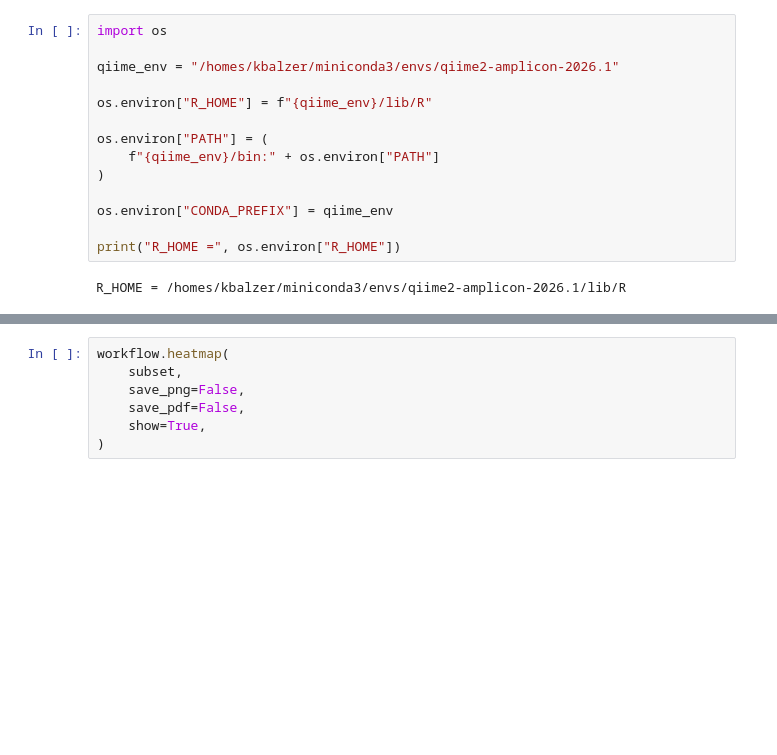
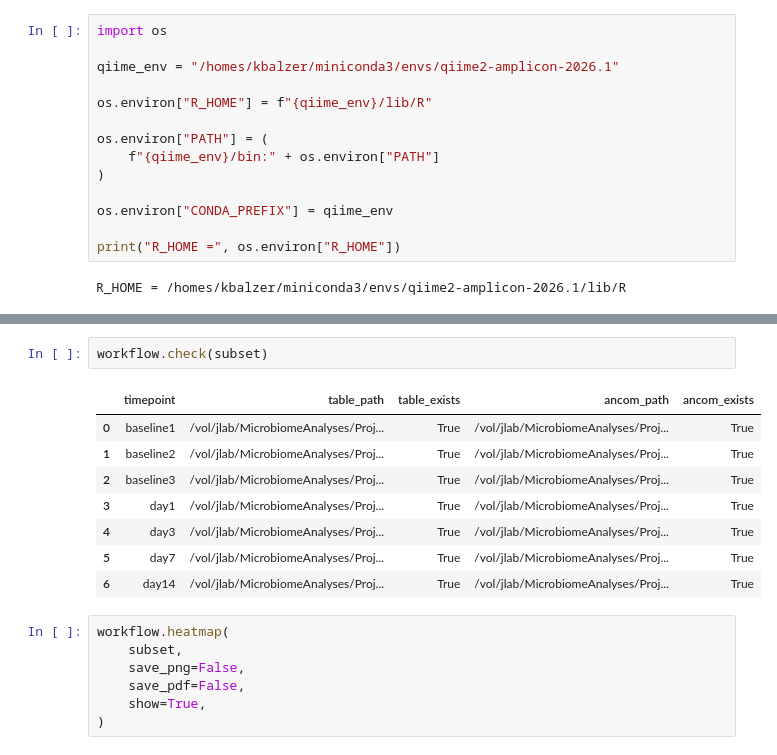
Before and after one commit to jlab/ancombc2-heatmaps, a Jupyter notebook: notebooks/test_6.ipynb, the cells around one changed output, grey strips where cells are left out. Saved outputs shown, nothing was run; the diff lists cells and outputs as text; blank space fills up the shorter version.

```diff
--- a/notebooks/test_6.ipynb
+++ b/notebooks/test_6.ipynb
@@ -70,6 +81,17 @@ subset = ah.Subset(
     title="All samples",
     filters={},
 )
+# %%
+workflow.check(subset)
+# %% [output]
+|  | timepoint | table_path | table_exists | ancom_path | ancom_exists |
+| 0 | baseline1 | /vol/jlab/MicrobiomeAnalyses/Proj... | True | /vol/jlab/MicrobiomeAnalyses/Proj... | True |
+| 1 | baseline2 | /vol/jlab/MicrobiomeAnalyses/Proj... | True | /vol/jlab/MicrobiomeAnalyses/Proj... | True |
+| 2 | baseline3 | /vol/jlab/MicrobiomeAnalyses/Proj... | True | /vol/jlab/MicrobiomeAnalyses/Proj... | True |
+| 3 | day1 | /vol/jlab/MicrobiomeAnalyses/Proj... | True | /vol/jlab/MicrobiomeAnalyses/Proj... | True |
+| 4 | day3 | /vol/jlab/MicrobiomeAnalyses/Proj... | True | /vol/jlab/MicrobiomeAnalyses/Proj... | True |
+| 5 | day7 | /vol/jlab/MicrobiomeAnalyses/Proj... | True | /vol/jlab/MicrobiomeAnalyses/Proj... | True |
+| 6 | day14 | /vol/jlab/MicrobiomeAnalyses/Proj... | True | /vol/jlab/MicrobiomeAnalyses/Proj... | True |
 # %%
 workflow.heatmap(
     subset,
```
Also changed, not shown: parts of 5 cells of this notebook, 2 other files.
